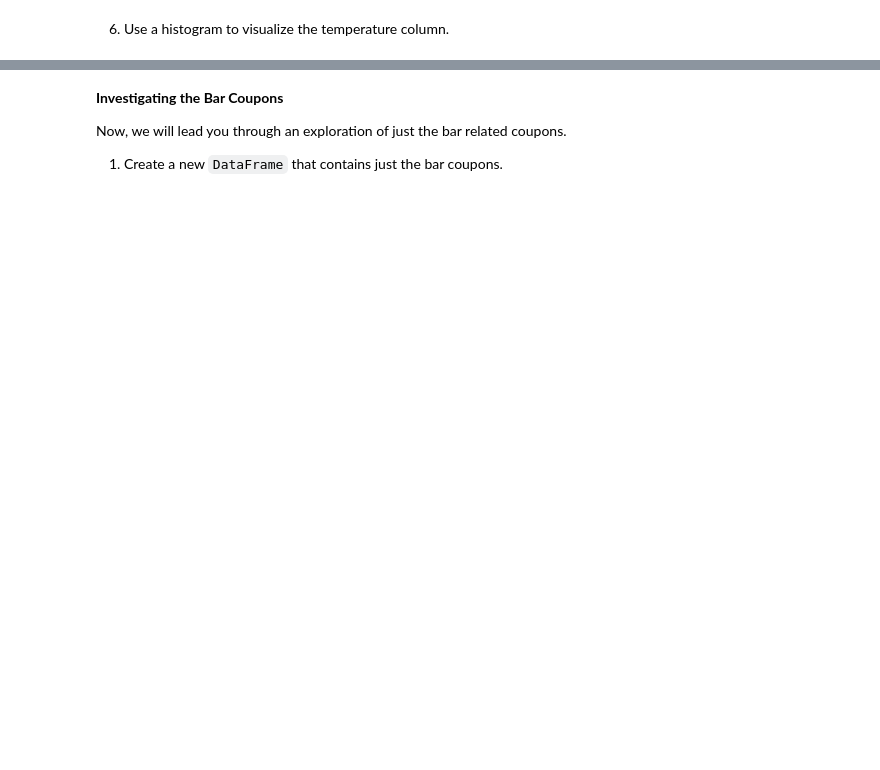
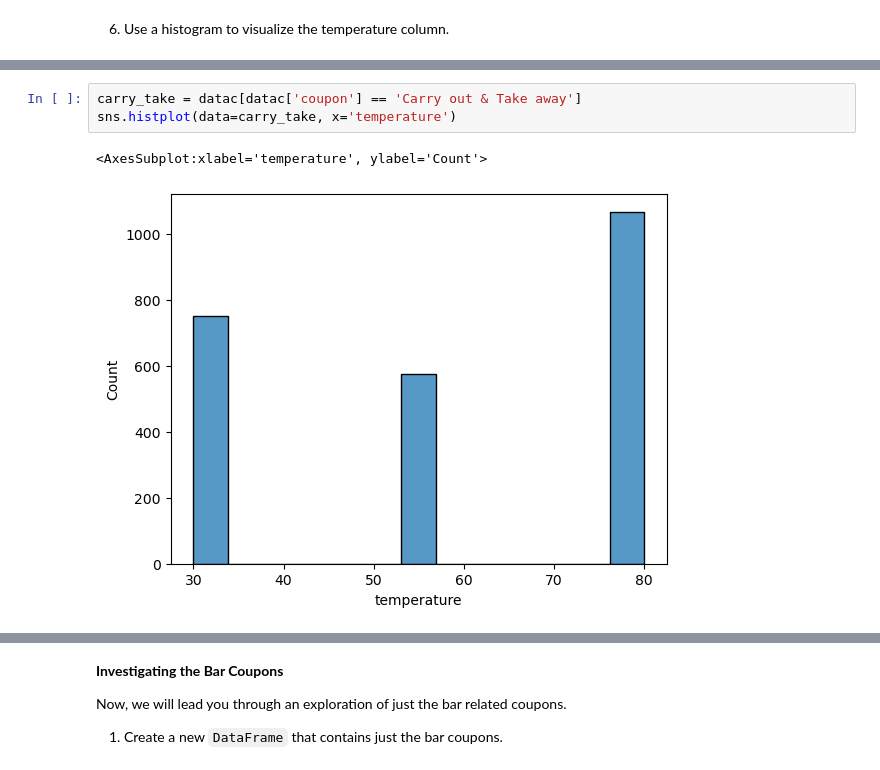
Before and after one commit to bwalsh125/assignment5_1, a Jupyter notebook: prompt.ipynb, the cells around one changed output, grey strips where cells are left out. Drawn from its saved outputs; the diff is of its cells as text; blank space fills up the shorter version.

```diff
--- a/prompt.ipynb
+++ b/prompt.ipynb
@@ -183,0 +222,6 @@ KeyError: "['car'] not found in axis"
+# %%
+carry_take = datac[datac['coupon'] == 'Carry out & Take away']
+sns.histplot(data=carry_take, x='temperature')
+# %% [output]
+<AxesSubplot:xlabel='temperature', ylabel='Count'>
+[figure, added]
```
Also changed, not shown: parts of 13 cells of this notebook.
